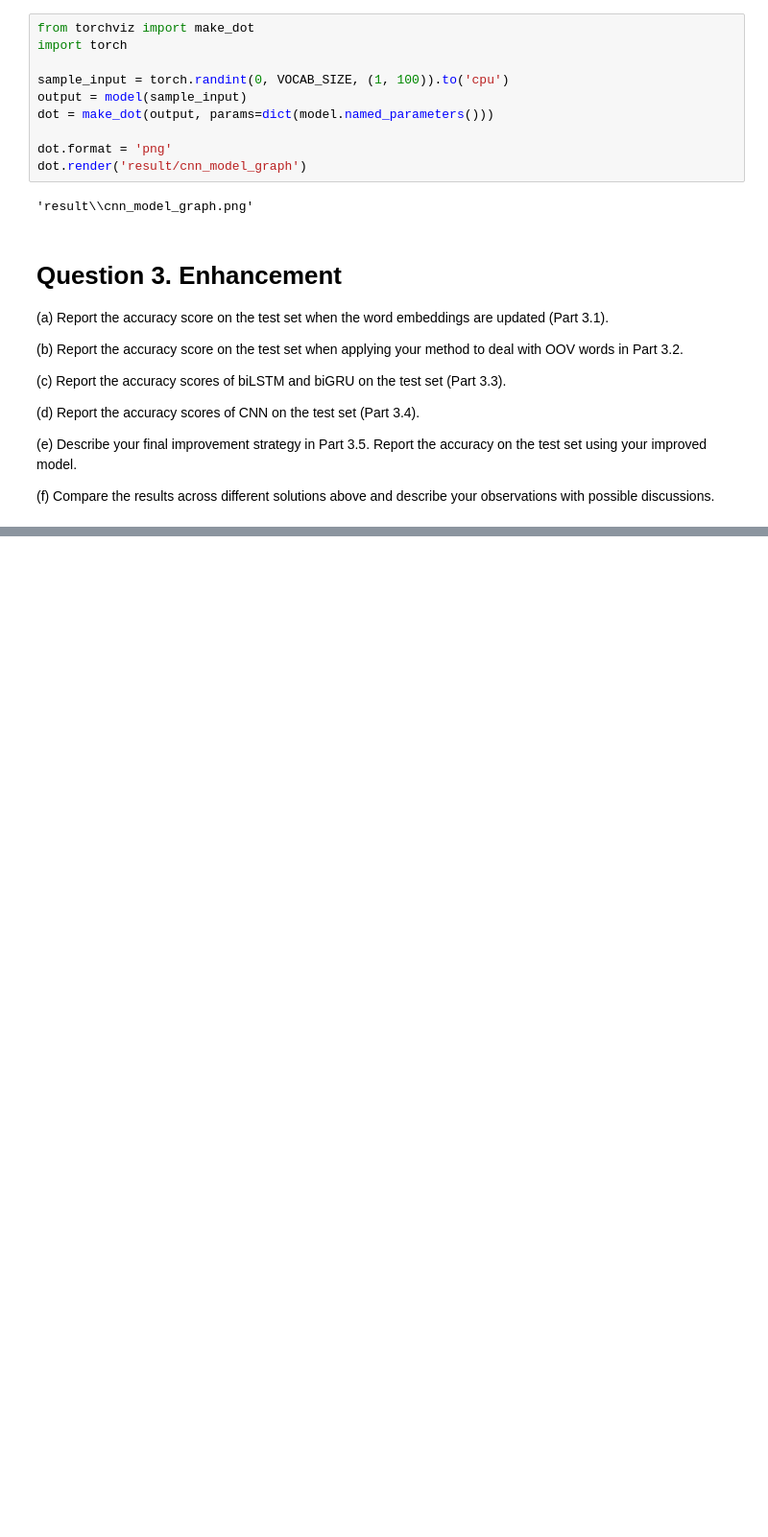
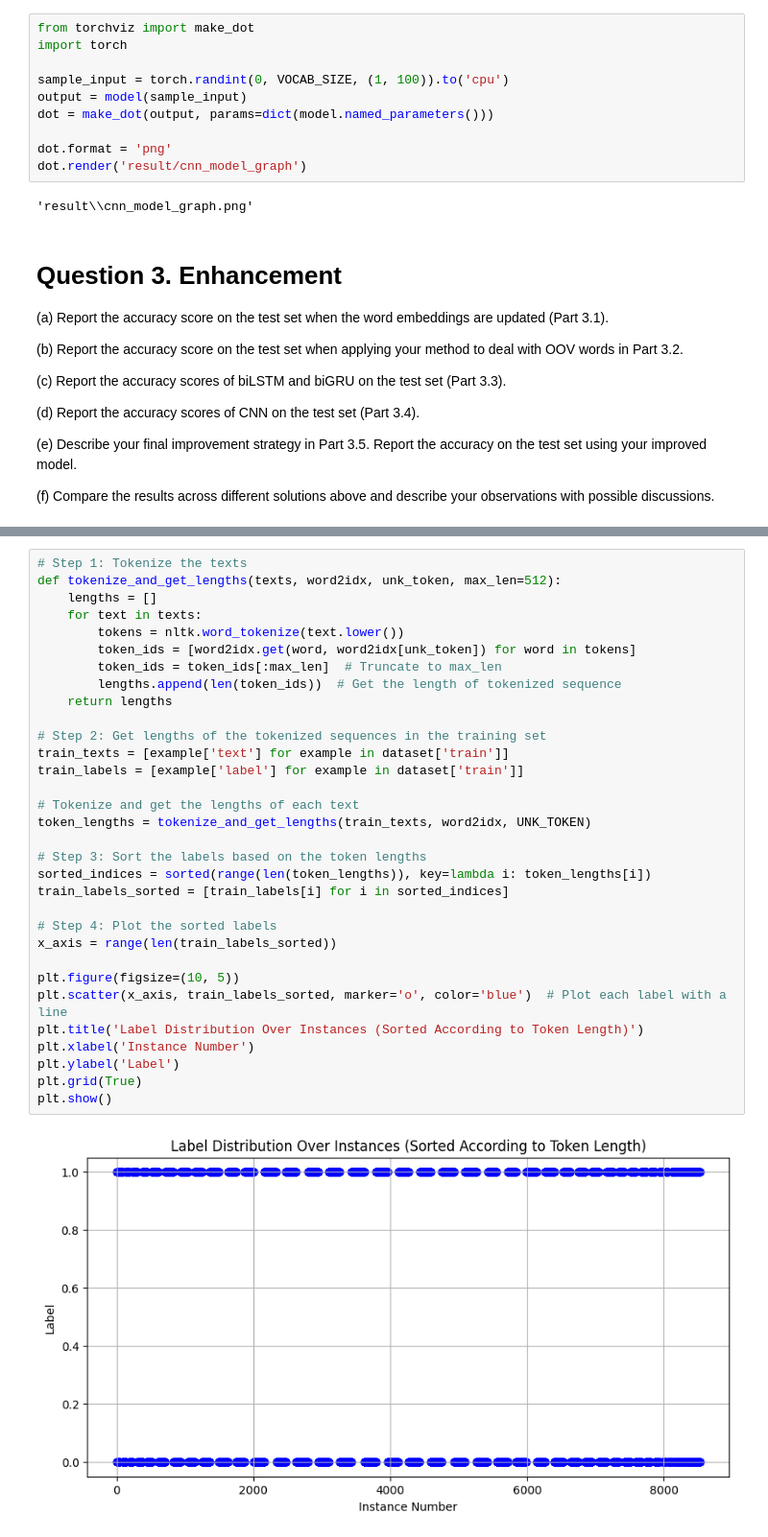
Before and after one commit to HiIAmTzeKean/SC4002-NLP, a Jupyter notebook: part_3-wy.ipynb, the cells around one changed output, grey strips where cells are left out. Shown: that part at 96% size. Cells and saved outputs as stored; diff of their text form; blank space fills up the shorter version.

```diff
--- a/part_3-wy.ipynb
+++ b/part_3-wy.ipynb
@@ -302,0 +231,34 @@ using your improved model.
+# %%
+# Step 1: Tokenize the texts
+def tokenize_and_get_lengths(texts, word2idx, unk_token, max_len=512):
+    lengths = []
+    for text in texts:
+        tokens = nltk.word_tokenize(text.lower())
+        token_ids = [word2idx.get(word, word2idx[unk_token]) for word in tokens]
+        token_ids = token_ids[:max_len]  # Truncate to max_len
+        lengths.append(len(token_ids))  # Get the length of tokenized sequence
+    return lengths
+
+# Step 2: Get lengths of the tokenized sequences in the training set
+train_texts = [example['text'] for example in dataset['train']]
+train_labels = [example['label'] for example in dataset['train']]
+
+# Tokenize and get the lengths of each text
+token_lengths = tokenize_and_get_lengths(train_texts, word2idx, UNK_TOKEN)
+
+# Step 3: Sort the labels based on the token lengths
+sorted_indices = sorted(range(len(token_lengths)), key=lambda i: token_lengths[i])
+train_labels_sorted = [train_labels[i] for i in sorted_indices]
+
+# Step 4: Plot the sorted labels
+x_axis = range(len(train_labels_sorted))
+
+plt.figure(figsize=(10, 5))
+plt.scatter(x_axis, train_labels_sorted, marker='o', color='blue')  # Plot each label with a line
+plt.title('Label Distribution Over Instances (Sorted According to Token Length)')
+plt.xlabel('Instance Number')
+plt.ylabel('Label')
+plt.grid(True)
+plt.show()
+# %% [output]
+[figure, added]
```
Also changed, not shown: parts of 13 cells of this notebook, 2 other files.
